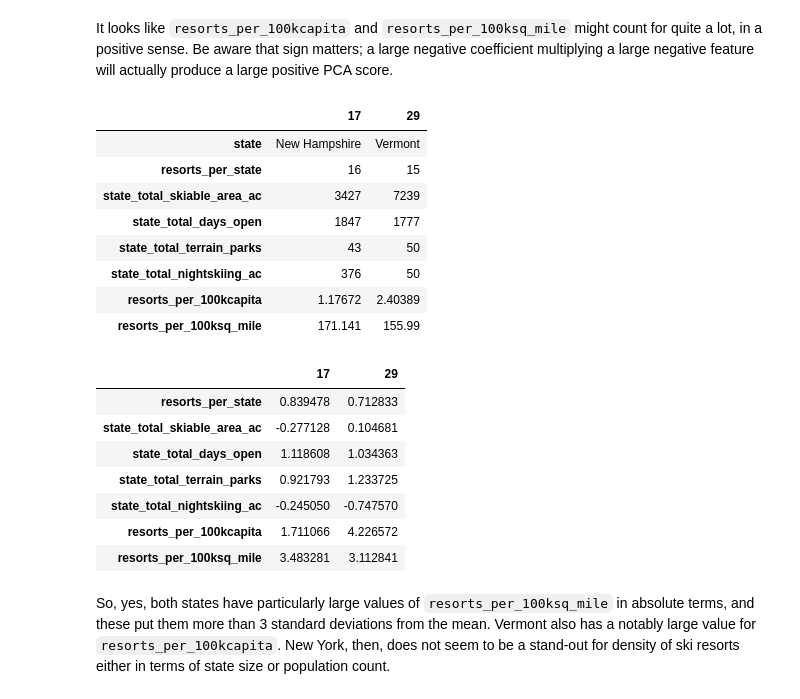
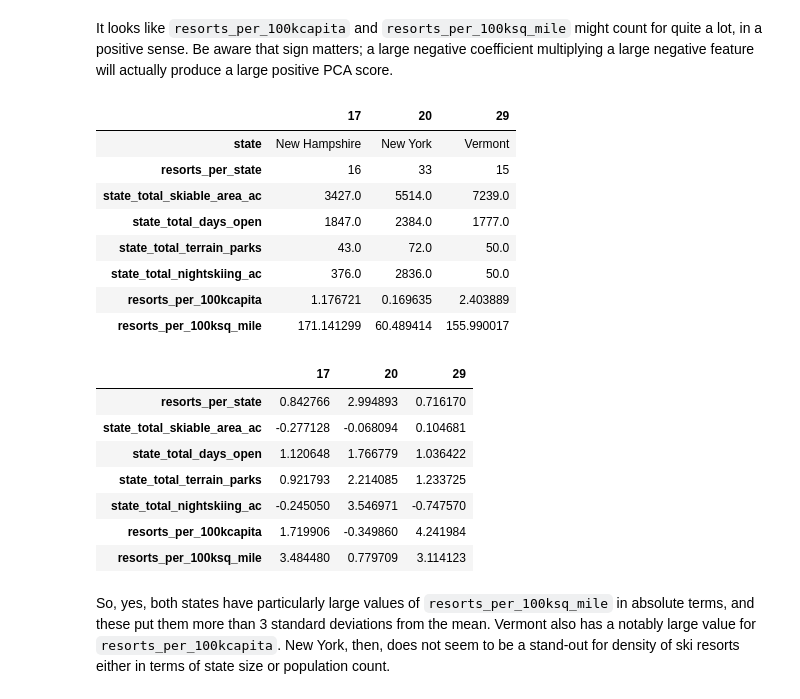
Before and after one commit to devoracer/DataScienceGuidedCapstone, a Jupyter notebook: Notebooks/03_exploratory_data_analysis.ipynb, the cells around one changed output. Drawn from its saved outputs; the diff is of its cells as text; code cells hidden in the pictures.

```diff
--- a/Notebooks/03_exploratory_data_analysis.ipynb
+++ b/Notebooks/03_exploratory_data_analysis.ipynb
@@ -289,9 +307,9 @@ You only want numeric data here, although you don't want to lose track of the st
 # %%
 #Code task 1#
 #Create a new dataframe, `state_summary_scale` from `state_summary` whilst setting the index to 'state'
-state_summary_scale = state_summary.set_index(___)
+state_summary_scale = state_summary.set_index('state')
 #Save the state labels (using the index attribute of `state_summary_scale`) into the variable 'state_summary_index'
-state_summary_index = state_summary_scale.___
+state_summary_index = state_summary_scale.index
 #Save the column names (using the `columns` attribute) of `state_summary_scale` into the variable 'state_summary_columns'
-state_summary_columns = state_summary_scale.___
+state_summary_columns = state_summary_scale.columns
 state_summary_scale.head()
@@ -575,28 +741,28 @@ For the row associated with the second component, are there any large values?
 # %% [markdown]
 It looks like `resorts_per_100kcapita` and `resorts_per_100ksq_mile` might count for quite a lot, in a positive sense. Be aware that sign matters; a large negative coefficient multiplying a large negative feature will actually produce a large positive PCA score.
 # %%
-state_summary[state_summary.state.isin(['New Hampshire', 'Vermont'])].T
+state_summary[state_summary.state.isin(['New Hampshire', 'Vermont', 'New York'])].T
 # %% [output]
-|  | 17 | 29 |
-| state | New Hampshire | Vermont |
-| resorts_per_state | 16 | 15 |
-| state_total_skiable_area_ac | 3427 | 7239 |
-| state_total_days_open | 1847 | 1777 |
-| state_total_terrain_parks | 43 | 50 |
-| state_total_nightskiing_ac | 376 | 50 |
-| resorts_per_100kcapita | 1.17672 | 2.40389 |
-| resorts_per_100ksq_mile | 171.141 | 155.99 |
+|  | 17 | 20 | 29 |
+| state | New Hampshire | New York | Vermont |
+| resorts_per_state | 16 | 33 | 15 |
+| state_total_skiable_area_ac | 3427.0 | 5514.0 | 7239.0 |
+| state_total_days_open | 1847.0 | 2384.0 | 1777.0 |
+| state_total_terrain_parks | 43.0 | 72.0 | 50.0 |
+| state_total_nightskiing_ac | 376.0 | 2836.0 | 50.0 |
+| resorts_per_100kcapita | 1.176721 | 0.169635 | 2.403889 |
+| resorts_per_100ksq_mile | 171.141299 | 60.489414 | 155.990017 |
 # %%
-state_summary_scaled_df[state_summary.state.isin(['New Hampshire', 'Vermont'])].T
+state_summary_scaled_df[state_summary.state.isin(['New Hampshire', 'Vermont', 'New York'])].T
 # %% [output]
-|  | 17 | 29 |
-| resorts_per_state | 0.839478 | 0.712833 |
-| state_total_skiable_area_ac | -0.277128 | 0.104681 |
-| state_total_days_open | 1.118608 | 1.034363 |
-| state_total_terrain_parks | 0.921793 | 1.233725 |
-| state_total_nightskiing_ac | -0.245050 | -0.747570 |
-| resorts_per_100kcapita | 1.711066 | 4.226572 |
-| resorts_per_100ksq_mile | 3.483281 | 3.112841 |
+|  | 17 | 20 | 29 |
+| resorts_per_state | 0.842766 | 2.994893 | 0.716170 |
+| state_total_skiable_area_ac | -0.277128 | -0.068094 | 0.104681 |
+| state_total_days_open | 1.120648 | 1.766779 | 1.036422 |
+| state_total_terrain_parks | 0.921793 | 2.214085 | 1.233725 |
+| state_total_nightskiing_ac | -0.245050 | 3.546971 | -0.747570 |
+| resorts_per_100kcapita | 1.719906 | -0.349860 | 4.241984 |
+| resorts_per_100ksq_mile | 3.484480 | 0.779709 | 3.114123 |
 # %% [markdown]
 So, yes, both states have particularly large values of `resorts_per_100ksq_mile` in absolute terms, and these put them more than 3 standard deviations from the mean. Vermont also has a notably large value for `resorts_per_100kcapita`. New York, then, does not seem to be a stand-out for density of ski resorts either in terms of state size or population count.
 # %% [markdown]
```
Also changed, not shown: parts of 41 cells of this notebook.
